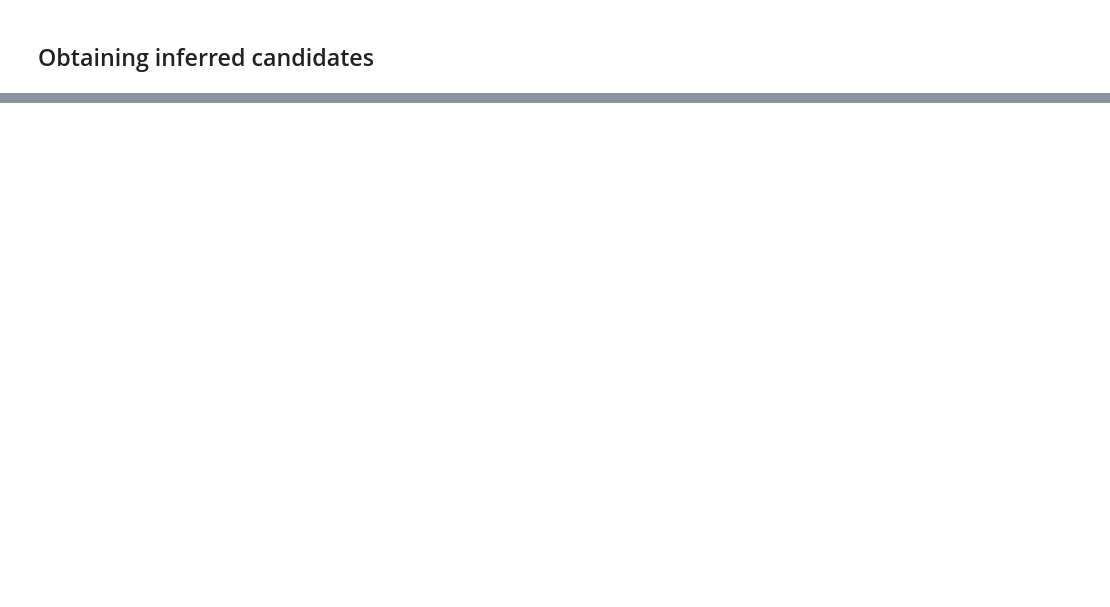
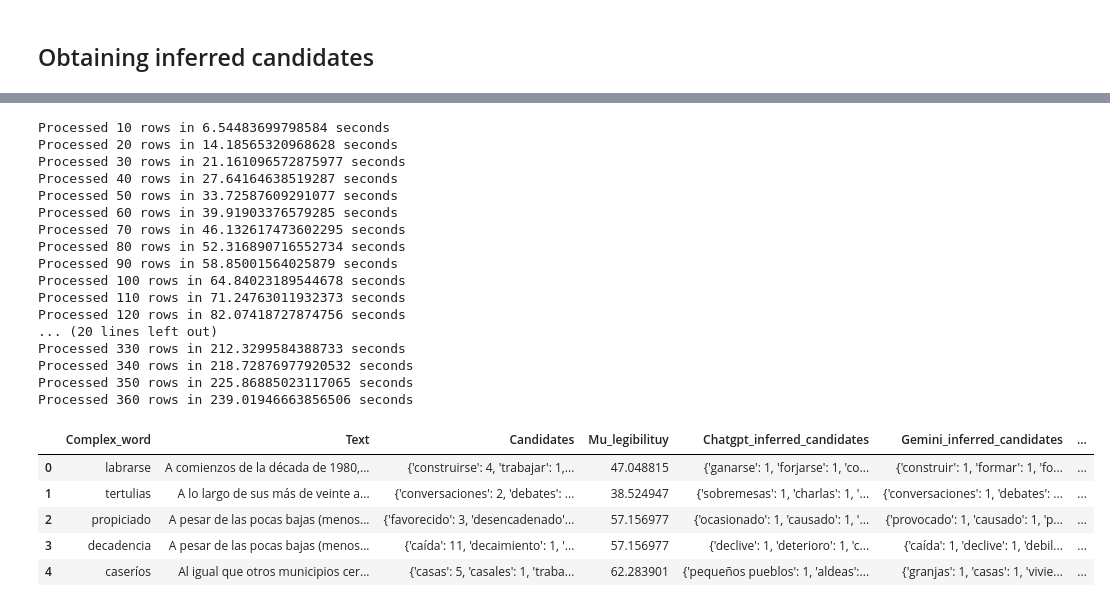
Before and after one commit to Guille-lg/word-simplification-TSAR-2022-submission, a Jupyter notebook: src/text_eda.ipynb, the cells around one changed output, grey strips where cells are left out. Saved outputs shown, nothing was run; the diff lists cells and outputs as text; code cells hidden in the pictures; blank space fills up the shorter version.

```diff
--- a/src/text_eda.ipynb
+++ b/src/text_eda.ipynb
@@ -175,0 +291,62 @@ Value similarity: 0.75
+# %%
+
+df = pd.read_csv('../data/mixtral_inferred_candidates.csv')
+
+client = clients.Palm2Client()
+start_time = time.time()
+i = 0
+error_list = []
+df['Palm2_inferred_candidates'] = None
+
+for index, row in df.iterrows():
+    i += 1
+    if i % 10 == 0:
+        print(f'Processed {i} rows in {time.time() - start_time} seconds')
+
+    if row['Palm2_inferred_candidates'] is None:
+
+        text = row['Text']
+        complex_word = row['Complex_word']
+
+        try:
+            candidates = client.get_response(text, complex_word)
+            candidates = clients.parse_output(candidates)
+
+            candidate_dict = {}
+            for candidate in candidates:
+                if candidate in candidate_dict:
+                    candidate_dict[candidate] += 1
+                else:
+                    candidate_dict[candidate] = 1
+
+
+            df.at[index, 'Palm2_inferred_candidates'] = candidate_dict
+        except Exception as e:
+            break
+
+df.to_csv('../data/palm2_inferred_candidates.csv', index=False)
+df.head()
+# %% [output]
+Processed 10 rows in 6.54483699798584 seconds
+Processed 20 rows in 14.18565320968628 seconds
+Processed 30 rows in 21.161096572875977 seconds
+Processed 40 rows in 27.64164638519287 seconds
+Processed 50 rows in 33.72587609291077 seconds
+Processed 60 rows in 39.91903376579285 seconds
+Processed 70 rows in 46.132617473602295 seconds
+Processed 80 rows in 52.316890716552734 seconds
+Processed 90 rows in 58.85001564025879 seconds
+Processed 100 rows in 64.84023189544678 seconds
+Processed 110 rows in 71.24763011932373 seconds
+Processed 120 rows in 82.07418727874756 seconds
+... (20 lines left out)
+Processed 330 rows in 212.3299584388733 seconds
+Processed 340 rows in 218.72876977920532 seconds
+Processed 350 rows in 225.86885023117065 seconds
+Processed 360 rows in 239.01946663856506 seconds
+|  | Complex_word | Text | Candidates | Mu_legibilituy | Chatgpt_inferred_candidates | Gemini_inferred_candidates | ... |
+| 0 | labrarse | A comienzos de la década de 1980,... | {'construirse': 4, 'trabajar': 1,... | 47.048815 | {'ganarse': 1, 'forjarse': 1, 'co... | {'construir': 1, 'formar': 1, 'fo... | ... |
+| 1 | tertulias | A lo largo de sus más de veinte a... | {'conversaciones': 2, 'debates': ... | 38.524947 | {'sobremesas': 1, 'charlas': 1, '... | {'conversaciones': 1, 'debates': ... | ... |
+| 2 | propiciado | A pesar de las pocas bajas (menos... | {'favorecido': 3, 'desencadenado'... | 57.156977 | {'ocasionado': 1, 'causado': 1, '... | {'provocado': 1, 'causado': 1, 'p... | ... |
+| 3 | decadencia | A pesar de las pocas bajas (menos... | {'caída': 11, 'decaimiento': 1, '... | 57.156977 | {'declive': 1, 'deterioro': 1, 'c... | {'caída': 1, 'declive': 1, 'debil... | ... |
+| 4 | caseríos | Al igual que otros municipios cer... | {'casas': 5, 'casales': 1, 'traba... | 62.283901 | {'pequeños pueblos': 1, 'aldeas':... | {'granjas': 1, 'casas': 1, 'vivie... | ... |
```
Also changed, not shown: parts of 11 cells of this notebook, 6 other files.
